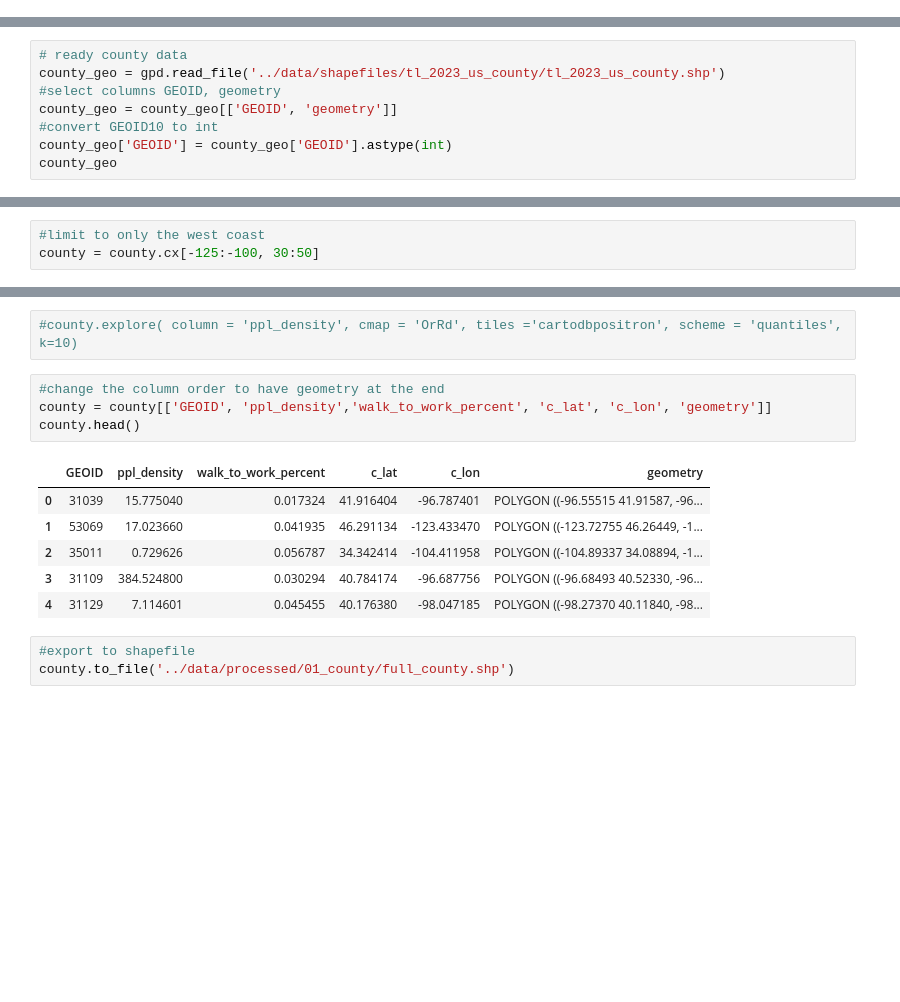
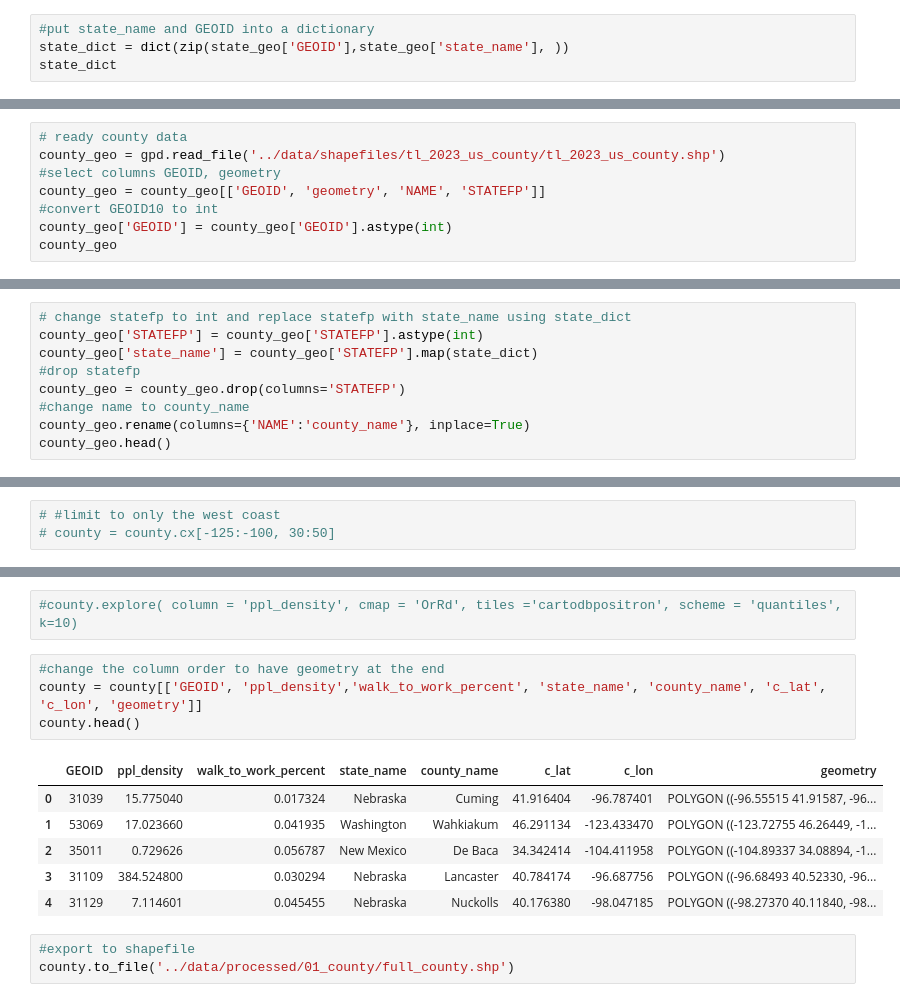
Before and after one commit to makeabilitylab/altgeoviz, a Jupyter notebook: notebooks/population_density_data.ipynb, the cells around one changed output, grey strips where cells are left out. Cells and saved outputs as stored; diff of their text form; blank space fills up the shorter version.

```diff
--- a/notebooks/population_density_data.ipynb
+++ b/notebooks/population_density_data.ipynb
@@ -32,3 +32,7 @@ state_geo
 | 53 | 11 | District of Columbia | POLYGON ((-77.11975 38.93435, -77... |
 | 54 | 19 | Iowa | POLYGON ((-95.86095 43.50004, -95... |
 | 55 | 4 | Arizona | POLYGON ((-110.75069 37.00301, -1... |
+# %%
+#put state_name and GEOID into a dictionary
+state_dict = dict(zip(state_geo['GEOID'],state_geo['state_name'], ))
+state_dict
@@ -134,7 +156,7 @@ state.to_file('../data/processed/00_state/state.shp')
 # ready county data
 county_geo = gpd.read_file('../data/shapefiles/tl_2023_us_county/tl_2023_us_county.shp')
 #select columns GEOID, geometry
-county_geo = county_geo[['GEOID', 'geometry']]
+county_geo = county_geo[['GEOID', 'geometry', 'NAME', 'STATEFP']]
 #convert GEOID10 to int
 county_geo['GEOID'] = county_geo['GEOID'].astype(int)
 county_geo
@@ -154,0 +177,9 @@ county_geo
+# %%
+# change statefp to int and replace statefp with state_name using state_dict
+county_geo['STATEFP'] = county_geo['STATEFP'].astype(int)
+county_geo['state_name'] = county_geo['STATEFP'].map(state_dict)
+#drop statefp
+county_geo = county_geo.drop(columns='STATEFP')
+#change name to county_name
+county_geo.rename(columns={'NAME':'county_name'}, inplace=True)
+county_geo.head()
@@ -216,8 +254,8 @@ county
 #limit the map to the contiguous US
 county = county.cx[-125:-66, 25:50]
 # %%
-#limit to only the west coast
-county = county.cx[-125:-100, 30:50]
+# #limit to only the west coast
+# county = county.cx[-125:-100, 30:50]
 # %%
 county.plot()
 # %% [output]
@@ -259,15 +282,15 @@ See the caveats in the documentation: https://pandas.pydata.org/pandas-docs/stab
 #county.explore( column = 'ppl_density', cmap = 'OrRd', tiles ='cartodbpositron', scheme = 'quantiles', k=10)
 # %%
 #change the column order to have geometry at the end
-county = county[['GEOID', 'ppl_density','walk_to_work_percent', 'c_lat', 'c_lon', 'geometry']]
+county = county[['GEOID', 'ppl_density','walk_to_work_percent', 'state_name', 'county_name', 'c_lat', 'c_lon', 'geometry']]
 county.head()
 # %% [output]
-|  | GEOID | ppl_density | walk_to_work_percent | c_lat | c_lon | geometry |
-| 0 | 31039 | 15.775040 | 0.017324 | 41.916404 | -96.787401 | POLYGON ((-96.55515 41.91587, -96... |
-| 1 | 53069 | 17.023660 | 0.041935 | 46.291134 | -123.433470 | POLYGON ((-123.72755 46.26449, -1... |
-| 2 | 35011 | 0.729626 | 0.056787 | 34.342414 | -104.411958 | POLYGON ((-104.89337 34.08894, -1... |
-| 3 | 31109 | 384.524800 | 0.030294 | 40.784174 | -96.687756 | POLYGON ((-96.68493 40.52330, -96... |
-| 4 | 31129 | 7.114601 | 0.045455 | 40.176380 | -98.047185 | POLYGON ((-98.27370 40.11840, -98... |
+|  | GEOID | ppl_density | walk_to_work_percent | state_name | county_name | c_lat | c_lon | geometry |
+| 0 | 31039 | 15.775040 | 0.017324 | Nebraska | Cuming | 41.916404 | -96.787401 | POLYGON ((-96.55515 41.91587, -96... |
+| 1 | 53069 | 17.023660 | 0.041935 | Washington | Wahkiakum | 46.291134 | -123.433470 | POLYGON ((-123.72755 46.26449, -1... |
+| 2 | 35011 | 0.729626 | 0.056787 | New Mexico | De Baca | 34.342414 | -104.411958 | POLYGON ((-104.89337 34.08894, -1... |
+| 3 | 31109 | 384.524800 | 0.030294 | Nebraska | Lancaster | 40.784174 | -96.687756 | POLYGON ((-96.68493 40.52330, -96... |
+| 4 | 31129 | 7.114601 | 0.045455 | Nebraska | Nuckolls | 40.176380 | -98.047185 | POLYGON ((-98.27370 40.11840, -98... |
 # %%
 #export to shapefile
 county.to_file('../data/processed/01_county/full_county.shp')
```
Also changed, not shown: parts of 10 cells of this notebook, 4 other files.
